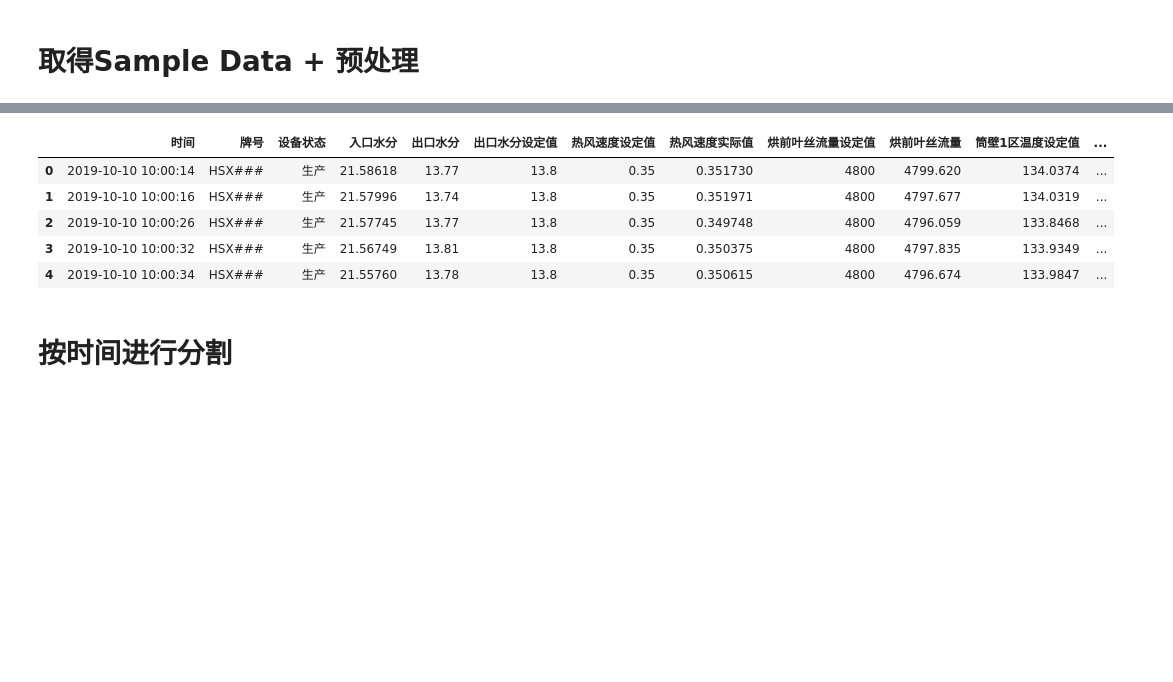
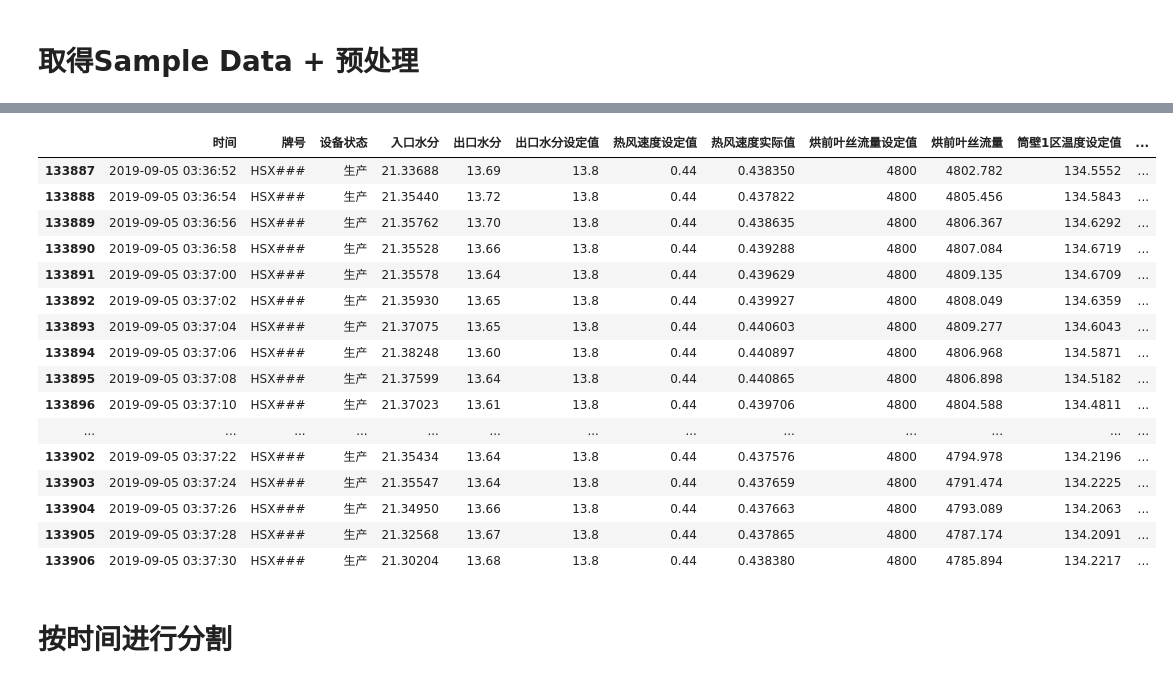
Before and after one commit to qlycool/qingdao, a Jupyter notebook: Drying.ipynb, the cells around one changed output, grey strips where cells are left out. Drawn from its saved outputs; the diff is of its cells as text; code cells hidden in the pictures; blank space fills up the shorter version.

```diff
--- a/Drying.ipynb
+++ b/Drying.ipynb
@@ -113,12 +262,23 @@ sample[['入口水分', '出口水分', '热风速度实际值', '烘前叶丝
-# %%
-sample.head()
-# %% [output]
-|  | 时间 | 牌号 | 设备状态 | 入口水分 | 出口水分 | 出口水分设定值 | 热风速度设定值 | 热风速度实际值 | 烘前叶丝流量设定值 | 烘前叶丝流量 | 筒壁1区温度设定值 | ... |
-| 0 | 2019-10-10 10:00:14 | HSX### | 生产 | 21.58618 | 13.77 | 13.8 | 0.35 | 0.351730 | 4800 | 4799.620 | 134.0374 | ... |
-| 1 | 2019-10-10 10:00:16 | HSX### | 生产 | 21.57996 | 13.74 | 13.8 | 0.35 | 0.351971 | 4800 | 4797.677 | 134.0319 | ... |
-| 2 | 2019-10-10 10:00:26 | HSX### | 生产 | 21.57745 | 13.77 | 13.8 | 0.35 | 0.349748 | 4800 | 4796.059 | 133.8468 | ... |
-| 3 | 2019-10-10 10:00:32 | HSX### | 生产 | 21.56749 | 13.81 | 13.8 | 0.35 | 0.350375 | 4800 | 4797.835 | 133.9349 | ... |
-| 4 | 2019-10-10 10:00:34 | HSX### | 生产 | 21.55760 | 13.78 | 13.8 | 0.35 | 0.350615 | 4800 | 4796.674 | 133.9847 | ... |
+# %%
+sample_list[1].tail(20)
+# %% [output]
+|  | 时间 | 牌号 | 设备状态 | 入口水分 | 出口水分 | 出口水分设定值 | 热风速度设定值 | 热风速度实际值 | 烘前叶丝流量设定值 | 烘前叶丝流量 | 筒壁1区温度设定值 | ... |
+| 133887 | 2019-09-05 03:36:52 | HSX### | 生产 | 21.33688 | 13.69 | 13.8 | 0.44 | 0.438350 | 4800 | 4802.782 | 134.5552 | ... |
+| 133888 | 2019-09-05 03:36:54 | HSX### | 生产 | 21.35440 | 13.72 | 13.8 | 0.44 | 0.437822 | 4800 | 4805.456 | 134.5843 | ... |
+| 133889 | 2019-09-05 03:36:56 | HSX### | 生产 | 21.35762 | 13.70 | 13.8 | 0.44 | 0.438635 | 4800 | 4806.367 | 134.6292 | ... |
+| 133890 | 2019-09-05 03:36:58 | HSX### | 生产 | 21.35528 | 13.66 | 13.8 | 0.44 | 0.439288 | 4800 | 4807.084 | 134.6719 | ... |
+| 133891 | 2019-09-05 03:37:00 | HSX### | 生产 | 21.35578 | 13.64 | 13.8 | 0.44 | 0.439629 | 4800 | 4809.135 | 134.6709 | ... |
+| 133892 | 2019-09-05 03:37:02 | HSX### | 生产 | 21.35930 | 13.65 | 13.8 | 0.44 | 0.439927 | 4800 | 4808.049 | 134.6359 | ... |
+| 133893 | 2019-09-05 03:37:04 | HSX### | 生产 | 21.37075 | 13.65 | 13.8 | 0.44 | 0.440603 | 4800 | 4809.277 | 134.6043 | ... |
+| 133894 | 2019-09-05 03:37:06 | HSX### | 生产 | 21.38248 | 13.60 | 13.8 | 0.44 | 0.440897 | 4800 | 4806.968 | 134.5871 | ... |
+| 133895 | 2019-09-05 03:37:08 | HSX### | 生产 | 21.37599 | 13.64 | 13.8 | 0.44 | 0.440865 | 4800 | 4806.898 | 134.5182 | ... |
+| 133896 | 2019-09-05 03:37:10 | HSX### | 生产 | 21.37023 | 13.61 | 13.8 | 0.44 | 0.439706 | 4800 | 4804.588 | 134.4811 | ... |
+| ... | ... | ... | ... | ... | ... | ... | ... | ... | ... | ... | ... | ... |
+| 133902 | 2019-09-05 03:37:22 | HSX### | 生产 | 21.35434 | 13.64 | 13.8 | 0.44 | 0.437576 | 4800 | 4794.978 | 134.2196 | ... |
+| 133903 | 2019-09-05 03:37:24 | HSX### | 生产 | 21.35547 | 13.64 | 13.8 | 0.44 | 0.437659 | 4800 | 4791.474 | 134.2225 | ... |
+| 133904 | 2019-09-05 03:37:26 | HSX### | 生产 | 21.34950 | 13.66 | 13.8 | 0.44 | 0.437663 | 4800 | 4793.089 | 134.2063 | ... |
+| 133905 | 2019-09-05 03:37:28 | HSX### | 生产 | 21.32568 | 13.67 | 13.8 | 0.44 | 0.437865 | 4800 | 4787.174 | 134.2091 | ... |
+| 133906 | 2019-09-05 03:37:30 | HSX### | 生产 | 21.30204 | 13.68 | 13.8 | 0.44 | 0.438380 | 4800 | 4785.894 | 134.2217 | ... |
 # %% [markdown]
 # 按时间进行分割
 # %%
```
Also changed, not shown: parts of 37 cells of this notebook.
